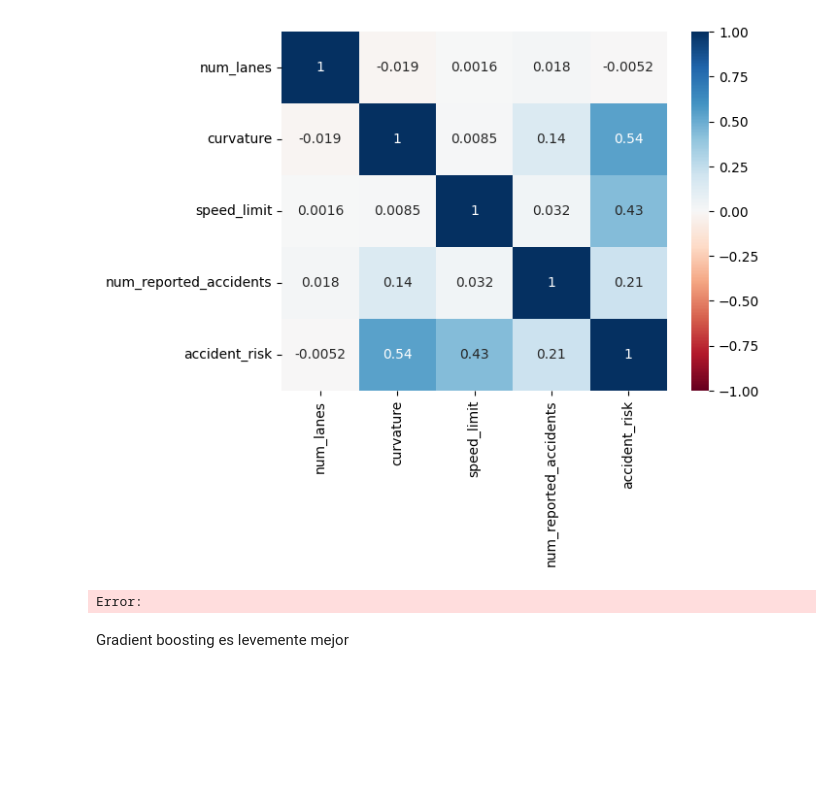
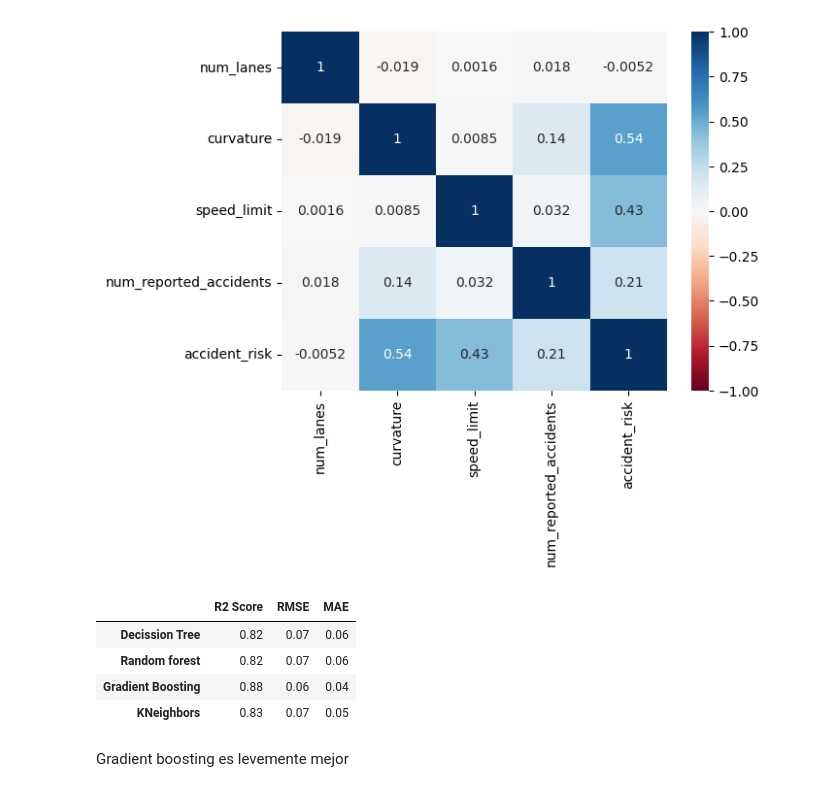
Before and after one commit to elchck81/kaggle_competition, a Jupyter notebook: notebooks/predict_risk.ipynb, the cells around one changed output. Saved outputs shown, nothing was run; the diff lists cells and outputs as text; code cells hidden in the pictures; blank space fills up the shorter version.

```diff
--- a/notebooks/predict_risk.ipynb
+++ b/notebooks/predict_risk.ipynb
@@ -227,18 +235,13 @@ processor = ColumnTransformer(transformers=[
 
 tree = Pipeline(steps=[
     ('proc', processor),
-    ('tree', DecisionTreeRegressor(max_depth=6,
+    ('tree', DecisionTreeRegressor(max_depth=5,
                                     random_state=2025))
-])
-
-lr = Pipeline(steps=[
-    ('proc', processor),
-    ('lreg', LinearRegression())
 ])
 
 rf = Pipeline(steps=[
     ('proc', processor),
-    ('rf', RandomForestRegressor(random_state=2025))
+    ('rf', RandomForestRegressor(random_state=2025,max_depth=5))
 ])
 
 knn = Pipeline(steps=[
@@ -250,35 +253,38 @@ gb = Pipeline(steps=[
     ('proc', processor),
     ('nb', GradientBoostingRegressor(random_state=2025))
 ])
-# %% [output]
-Error:
 # %%
 
 models = [
-  (lr,"Linear Regresion"),
   (tree,'Decission Tree'),
   (rf,'Random forest'),
   (gb,'Gradient Boosting'),
   (knn,'KNeighbors')]
 
 performance = {}
 
 for est, name in models:
-  est.fit(X_train, y_train)
+  est.fit(X_train,y_train)
   y_hat = est.predict(X_val)
   r2 = round(r2_score(y_val,y_hat),2)
   rmse = round(np.sqrt(mean_squared_error(y_val, y_hat)),2)
   mae = round(mean_absolute_error(y_val, y_hat),2)
 
   performance[name] = {
       'R2 Score':r2,
       'RMSE':rmse,
       'MAE':mae,
   }
 
 
 df_models = pd.DataFrame(performance)
 df_models.T
+# %% [output]
+|  | R2 Score | RMSE | MAE |
+| Decission Tree | 0.82 | 0.07 | 0.06 |
+| Random forest | 0.82 | 0.07 | 0.06 |
+| Gradient Boosting | 0.88 | 0.06 | 0.04 |
+| KNeighbors | 0.83 | 0.07 | 0.05 |
 # %% [markdown]
 Gradient boosting es levemente mejor
 # %%
```
Also changed, not shown: parts of 3 cells of this notebook, 1 other file.
